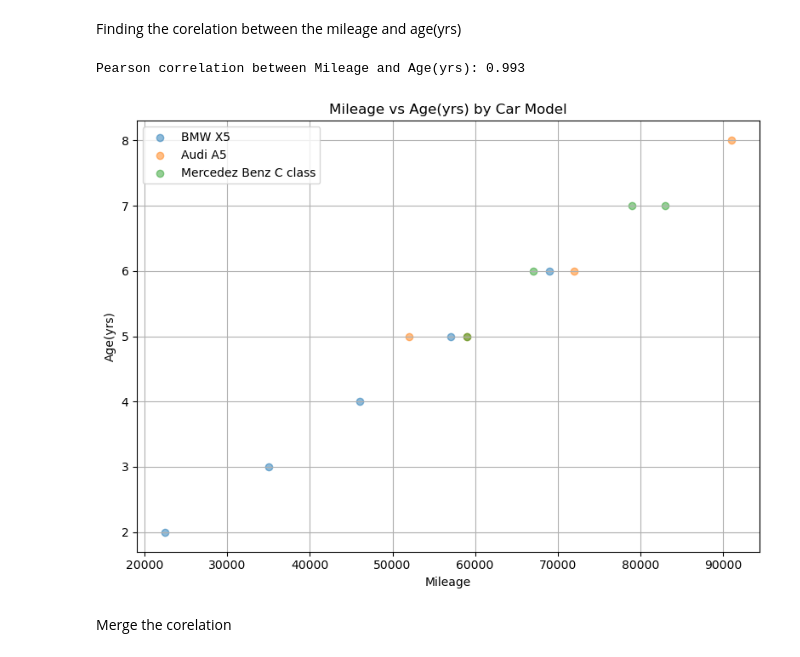
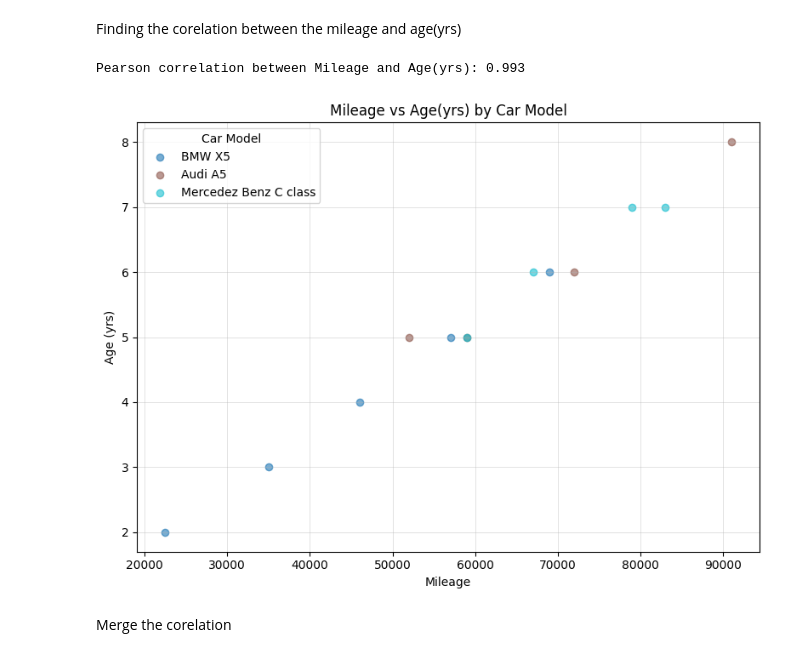
Before and after one commit to AdelZahid/Machine_learning_practice, a Jupyter notebook: Adel/ML_supervised/Exercise/OneHotEncoding.ipynb, the cells around one changed output. Cells and saved outputs as stored; diff of their text form; code cells hidden in the pictures.

```diff
--- a/Adel/ML_supervised/Exercise/OneHotEncoding.ipynb
+++ b/Adel/ML_supervised/Exercise/OneHotEncoding.ipynb
@@ -63,46 +81,53 @@ AttributeError: module 'matplotlib.cm' has no attribute 'get_cmap'
 Finding the corelation between the mileage and age(yrs)
 # %%
 import pandas as pd
+import numpy as np
 import matplotlib.pyplot as plt
 
 def analyze_correlation_and_plot(csv_file):
     # Read the CSV file
     df = pd.read_csv(csv_file)
 
     # Calculate Pearson correlation between Mileage and Age(yrs)
     correlation = df['Mileage'].corr(df['Age(yrs)'])
     print(f"Pearson correlation between Mileage and Age(yrs): {correlation:.3f}")
 
-    # Define features to plot against Sell Price and for correlation
+    # Define features
     features = ['Mileage', 'Age(yrs)']
     target = 'Sell Price($)'
 
     # Get unique car models
     car_models = df['Car Model'].unique()
 
-    # Define colors for different car models
-    colors = plt.cm.get_cmap('tab10')(range(len(car_models)))
+    # Define colors for different car models (fixed colormap usage)
+    cmap = plt.get_cmap('tab10')   # ✅ works in all versions
+    colors = cmap(np.linspace(0, 1, max(2, len(car_models))))
 
     # Create scatter plot for Mileage vs Age(yrs) to visualize correlation
     plt.figure(figsize=(8, 6))
     for i, model in enumerate(car_models):
         model_data = df[df['Car Model'] == model]
-        plt.scatter(model_data['Mileage'], model_data['Age(yrs)'],
-        c=[colors[i]], label=model, alpha=0.5)
+        plt.scatter(
+            model_data['Mileage'],
+            model_data['Age(yrs)'],
+            c=[colors[i % len(colors)]],
+            label=model,
+            alpha=0.6
+        )
 
     plt.xlabel('Mileage')
-    plt.ylabel('Age(yrs)')
+    plt.ylabel('Age (yrs)')
     plt.title('Mileage vs Age(yrs) by Car Model')
-    plt.legend()
-    plt.grid(True)
+    plt.legend(title="Car Model")
+    plt.grid(True, linewidth=0.5, alpha=0.5)
     plt.tight_layout()
     plt.show()
 
 # Call the function with the CSV file
 analyze_correlation_and_plot('carprices.csv')
 # %% [output]
 Pearson correlation between Mileage and Age(yrs): 0.993
-[figure, old version]
+[figure, new version]
 # %% [markdown]
 Merge the corelation
 # %%
```
Also changed, not shown: parts of 4 cells of this notebook, 5 other files.
